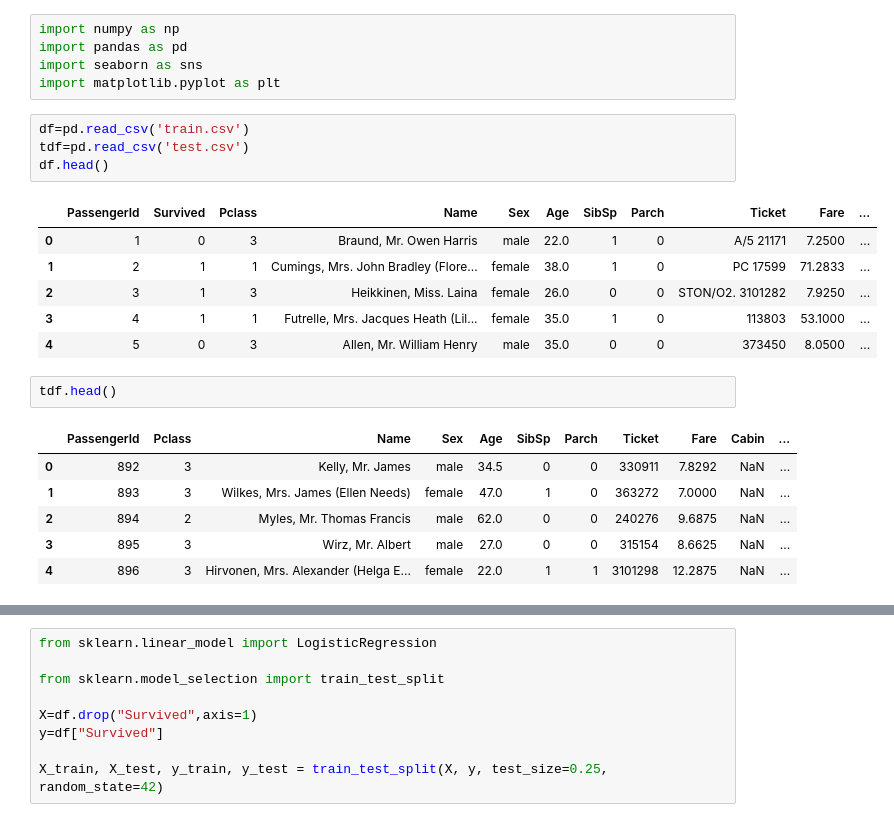
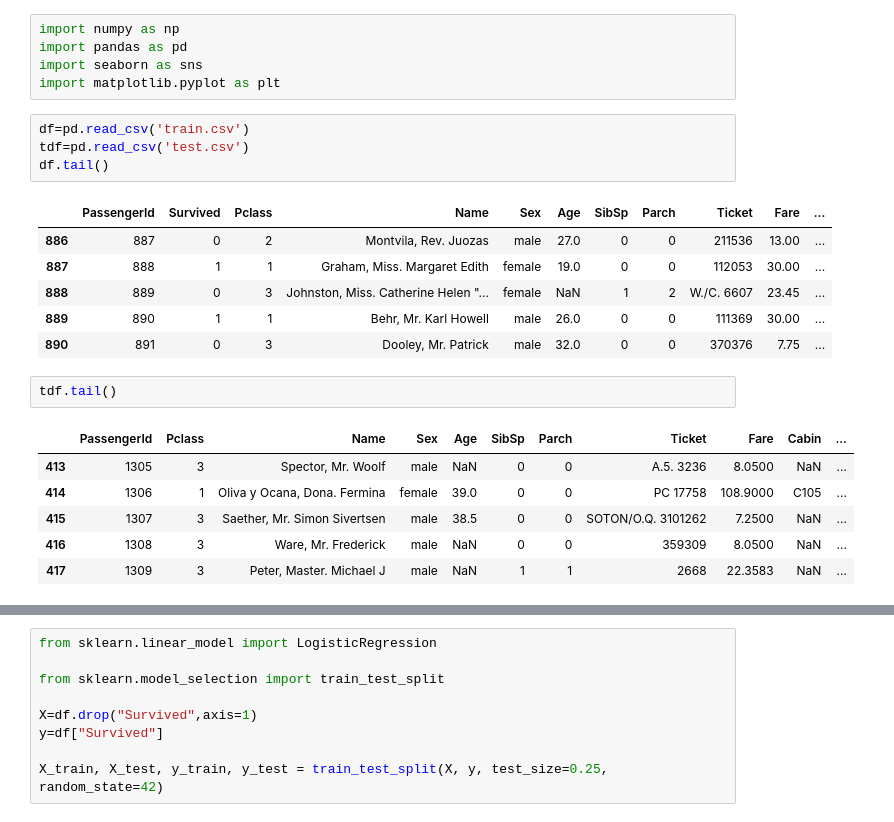
Before and after one commit to Vinith11/Kaggle-Titanic, a Jupyter notebook: Trial.ipynb, the cells around one changed output, grey strips where cells are left out. Drawn from its saved outputs; the diff is of its cells as text.

```diff
--- a/Trial.ipynb
+++ b/Trial.ipynb
@@ -6,20 +6,20 @@ import matplotlib.pyplot as plt
 # %%
 df=pd.read_csv('train.csv')
 tdf=pd.read_csv('test.csv')
-df.head()
+df.tail()
 # %% [output]
 |  | PassengerId | Survived | Pclass | Name | Sex | Age | SibSp | Parch | Ticket | Fare | ... |
-| 0 | 1 | 0 | 3 | Braund, Mr. Owen Harris | male | 22.0 | 1 | 0 | A/5 21171 | 7.2500 | ... |
-| 1 | 2 | 1 | 1 | Cumings, Mrs. John Bradley (Flore... | female | 38.0 | 1 | 0 | PC 17599 | 71.2833 | ... |
-| 2 | 3 | 1 | 3 | Heikkinen, Miss. Laina | female | 26.0 | 0 | 0 | STON/O2. 3101282 | 7.9250 | ... |
-| 3 | 4 | 1 | 1 | Futrelle, Mrs. Jacques Heath (Lil... | female | 35.0 | 1 | 0 | 113803 | 53.1000 | ... |
-| 4 | 5 | 0 | 3 | Allen, Mr. William Henry | male | 35.0 | 0 | 0 | 373450 | 8.0500 | ... |
+| 886 | 887 | 0 | 2 | Montvila, Rev. Juozas | male | 27.0 | 0 | 0 | 211536 | 13.00 | ... |
+| 887 | 888 | 1 | 1 | Graham, Miss. Margaret Edith | female | 19.0 | 0 | 0 | 112053 | 30.00 | ... |
+| 888 | 889 | 0 | 3 | Johnston, Miss. Catherine Helen "... | female | NaN | 1 | 2 | W./C. 6607 | 23.45 | ... |
+| 889 | 890 | 1 | 1 | Behr, Mr. Karl Howell | male | 26.0 | 0 | 0 | 111369 | 30.00 | ... |
+| 890 | 891 | 0 | 3 | Dooley, Mr. Patrick | male | 32.0 | 0 | 0 | 370376 | 7.75 | ... |
 # %%
-tdf.head()
+tdf.tail()
 # %% [output]
 |  | PassengerId | Pclass | Name | Sex | Age | SibSp | Parch | Ticket | Fare | Cabin | ... |
-| 0 | 892 | 3 | Kelly, Mr. James | male | 34.5 | 0 | 0 | 330911 | 7.8292 | NaN | ... |
-| 1 | 893 | 3 | Wilkes, Mrs. James (Ellen Needs) | female | 47.0 | 1 | 0 | 363272 | 7.0000 | NaN | ... |
-| 2 | 894 | 2 | Myles, Mr. Thomas Francis | male | 62.0 | 0 | 0 | 240276 | 9.6875 | NaN | ... |
-| 3 | 895 | 3 | Wirz, Mr. Albert | male | 27.0 | 0 | 0 | 315154 | 8.6625 | NaN | ... |
-| 4 | 896 | 3 | Hirvonen, Mrs. Alexander (Helga E... | female | 22.0 | 1 | 1 | 3101298 | 12.2875 | NaN | ... |
+| 413 | 1305 | 3 | Spector, Mr. Woolf | male | NaN | 0 | 0 | A.5. 3236 | 8.0500 | NaN | ... |
+| 414 | 1306 | 1 | Oliva y Ocana, Dona. Fermina | female | 39.0 | 0 | 0 | PC 17758 | 108.9000 | C105 | ... |
+| 415 | 1307 | 3 | Saether, Mr. Simon Sivertsen | male | 38.5 | 0 | 0 | SOTON/O.Q. 3101262 | 7.2500 | NaN | ... |
+| 416 | 1308 | 3 | Ware, Mr. Frederick | male | NaN | 0 | 0 | 359309 | 8.0500 | NaN | ... |
+| 417 | 1309 | 3 | Peter, Master. Michael J | male | NaN | 1 | 1 | 2668 | 22.3583 | NaN | ... |
```
Also changed, not shown: parts of 21 cells of this notebook.
